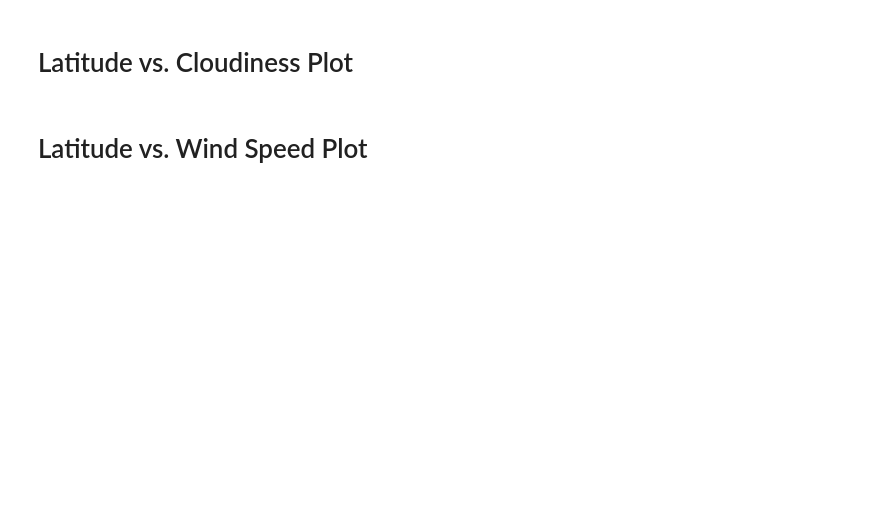
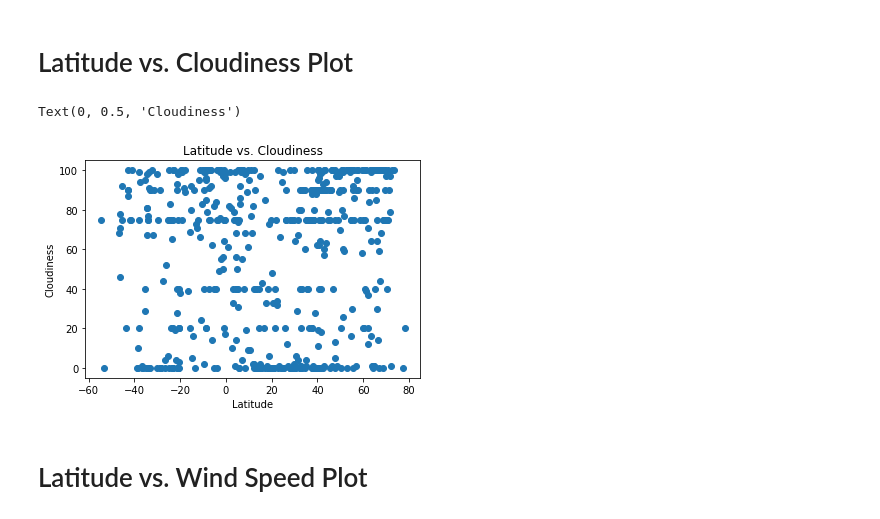
Before and after one commit to jmcleary26/Python-API-Challenge, a Jupyter notebook: WeatherPy/WeatherPy_Starter.ipynb, the cells around one changed output. Drawn from its saved outputs; the diff is of its cells as text; code cells hidden in the pictures; blank space fills up the shorter version.

```diff
--- a/WeatherPy/WeatherPy_Starter.ipynb
+++ b/WeatherPy/WeatherPy_Starter.ipynb
@@ -157,4 +275,19 @@ Save the plotted figures as .pngs.
 # %% [markdown]
 # Latitude vs. Cloudiness Plot
+# %%
+# Pull out the latitude and temperature
+latitude_scatter = humidity_df["Latitude"]
+cloudiness_scatter = humidity_df["Cloudiness"]
+
+# Plot the results in a scatter plot
+plt.scatter(latitude_scatter, cloudiness_scatter)
+
+# Add title and labels
+plt.title("Latitude vs. Cloudiness")
+plt.xlabel("Latitude")
+plt.ylabel("Cloudiness")
+# %% [output]
+Text(0, 0.5, 'Cloudiness')
+[figure, added]
 # %% [markdown]
 # Latitude vs. Wind Speed Plot
```
Also changed, not shown: parts of 26 cells of this notebook, 1 other file.
